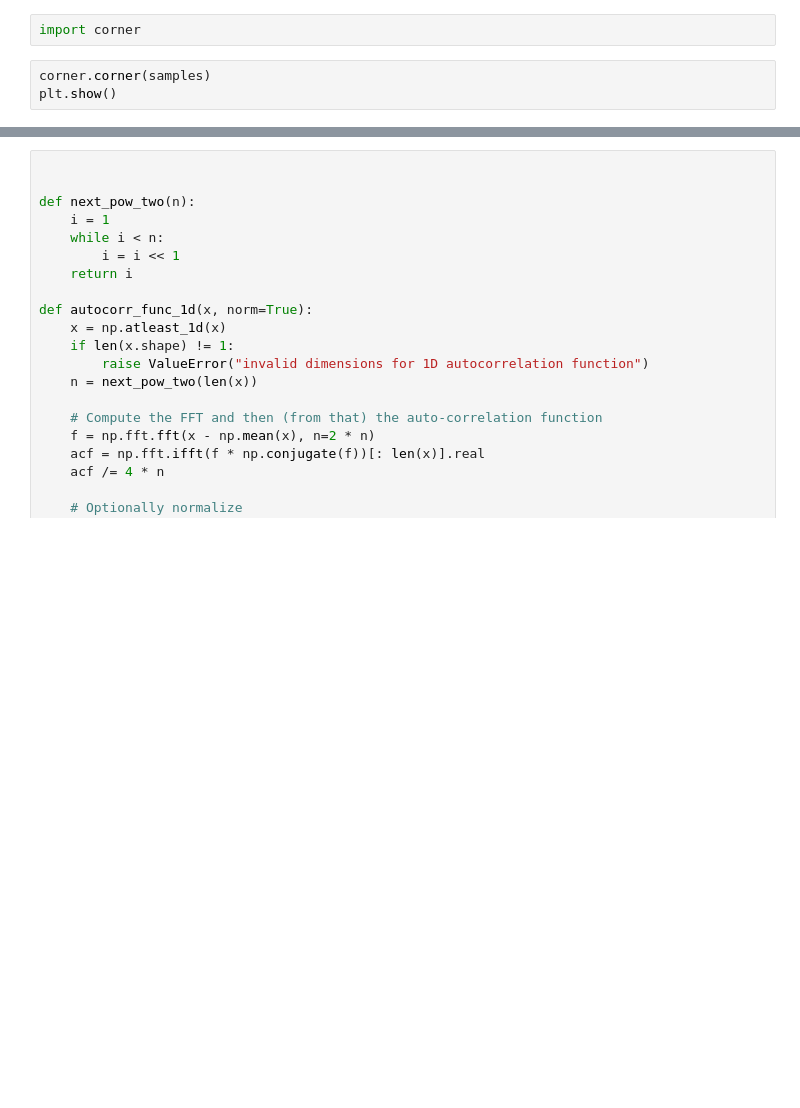
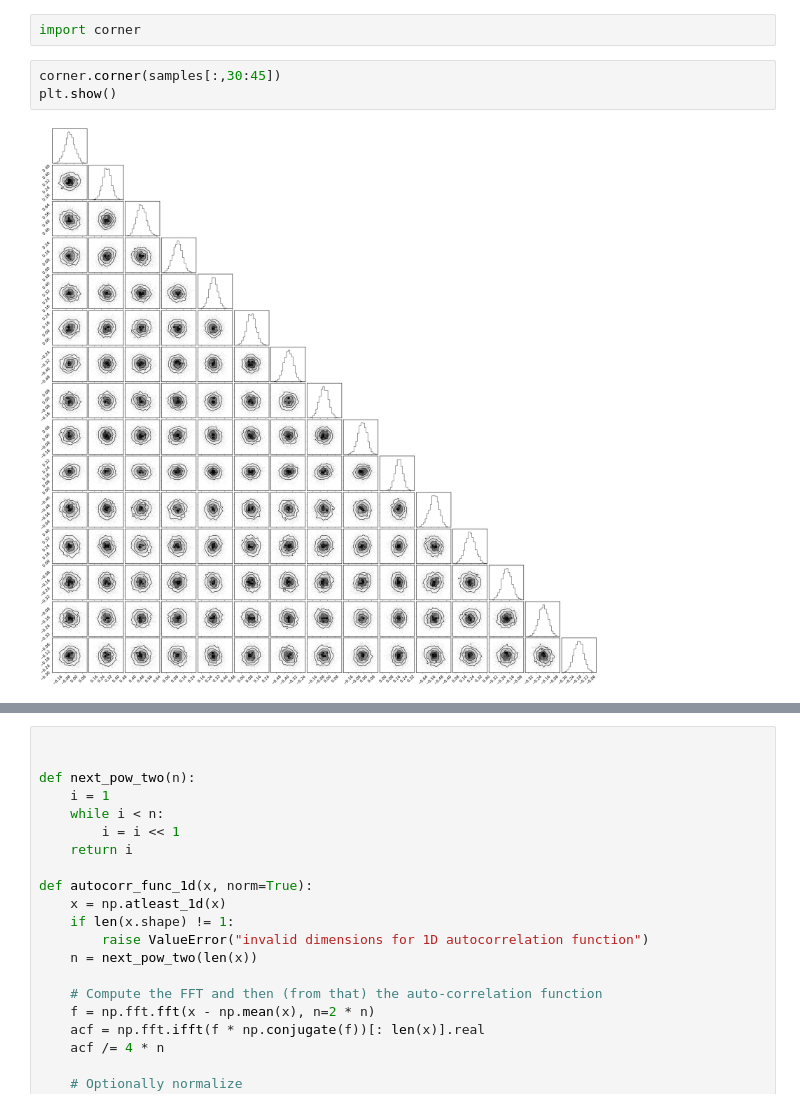
Before and after one commit to VMBoehm/PAE, a Jupyter notebook: notebooks/tf2/FMNIST_sampler.ipynb, the cells around one changed output, grey strips where cells are left out. Drawn from its saved outputs; the diff is of its cells as text; blank space fills up the shorter version.

```diff
--- a/notebooks/tf2/FMNIST_sampler.ipynb
+++ b/notebooks/tf2/FMNIST_sampler.ipynb
@@ -301,8 +301,10 @@ plt.legend(ncol=2,loc=(1.01,0.5))
 # %%
 import corner
 # %%
-corner.corner(samples)
+corner.corner(samples[:,30:45])
 plt.show()
+# %% [output]
+[figure, added]
 # %%
 for ii in range(10):
     for n in [10000]:
```
Also changed, not shown: parts of 5 cells of this notebook.
